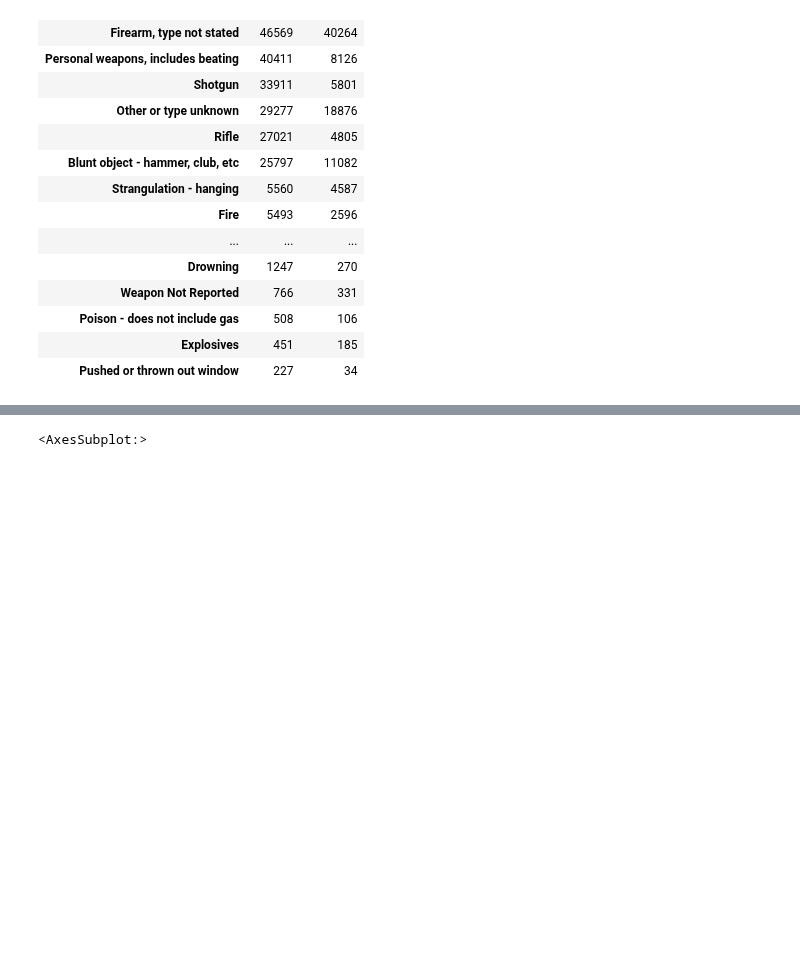
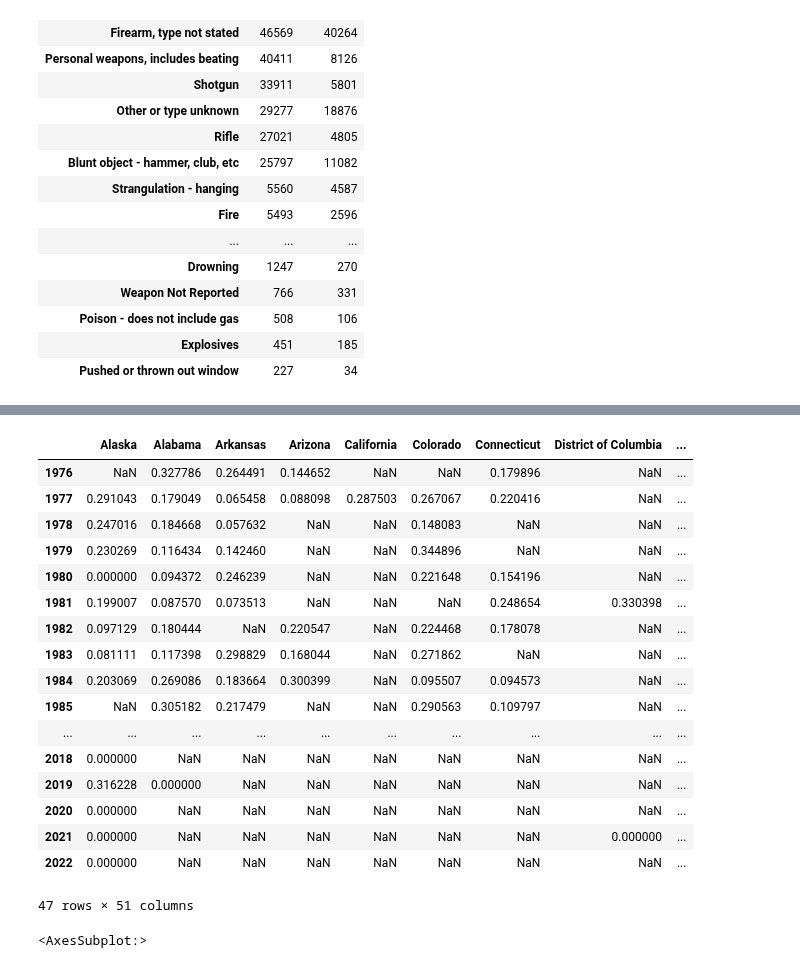
Before and after one commit to fadeeva/weird_projects, a Jupyter notebook: Serial_Killers/Outliers_in_Murder_Accountability_Project.ipynb, the cells around one changed output, grey strips where cells are left out. Drawn from its saved outputs; the diff is of its cells as text; code cells hidden in the pictures; blank space fills up the shorter version.

```diff
--- a/Serial_Killers/Outliers_in_Murder_Accountability_Project.ipynb
+++ b/Serial_Killers/Outliers_in_Murder_Accountability_Project.ipynb
@@ -531,3 +586,24 @@ cs
+# %%
+cs[cs<0.35]
+# %% [output]
+|  | Alaska | Alabama | Arkansas | Arizona | California | Colorado | Connecticut | District of Columbia | ... |
+| 1976 | NaN | 0.327786 | 0.264491 | 0.144652 | NaN | NaN | 0.179896 | NaN | ... |
+| 1977 | 0.291043 | 0.179049 | 0.065458 | 0.088098 | 0.287503 | 0.267067 | 0.220416 | NaN | ... |
+| 1978 | 0.247016 | 0.184668 | 0.057632 | NaN | NaN | 0.148083 | NaN | NaN | ... |
+| 1979 | 0.230269 | 0.116434 | 0.142460 | NaN | NaN | 0.344896 | NaN | NaN | ... |
+| 1980 | 0.000000 | 0.094372 | 0.246239 | NaN | NaN | 0.221648 | 0.154196 | NaN | ... |
+| 1981 | 0.199007 | 0.087570 | 0.073513 | NaN | NaN | NaN | 0.248654 | 0.330398 | ... |
+| 1982 | 0.097129 | 0.180444 | NaN | 0.220547 | NaN | 0.224468 | 0.178078 | NaN | ... |
+| 1983 | 0.081111 | 0.117398 | 0.298829 | 0.168044 | NaN | 0.271862 | NaN | NaN | ... |
+| 1984 | 0.203069 | 0.269086 | 0.183664 | 0.300399 | NaN | 0.095507 | 0.094573 | NaN | ... |
+| 1985 | NaN | 0.305182 | 0.217479 | NaN | NaN | 0.290563 | 0.109797 | NaN | ... |
+| ... | ... | ... | ... | ... | ... | ... | ... | ... | ... |
+| 2018 | 0.000000 | NaN | NaN | NaN | NaN | NaN | NaN | NaN | ... |
+| 2019 | 0.316228 | 0.000000 | NaN | NaN | NaN | NaN | NaN | NaN | ... |
+| 2020 | 0.000000 | NaN | NaN | NaN | NaN | NaN | NaN | NaN | ... |
+| 2021 | 0.000000 | NaN | NaN | NaN | NaN | NaN | NaN | 0.000000 | ... |
+| 2022 | 0.000000 | NaN | NaN | NaN | NaN | NaN | NaN | NaN | ... |
+47 rows × 51 columns
 # %%
 fig, ax = plt.subplots(2, 2, figsize=(21, 15))
 
```
Also changed, not shown: parts of 11 cells of this notebook, 1 other file.
